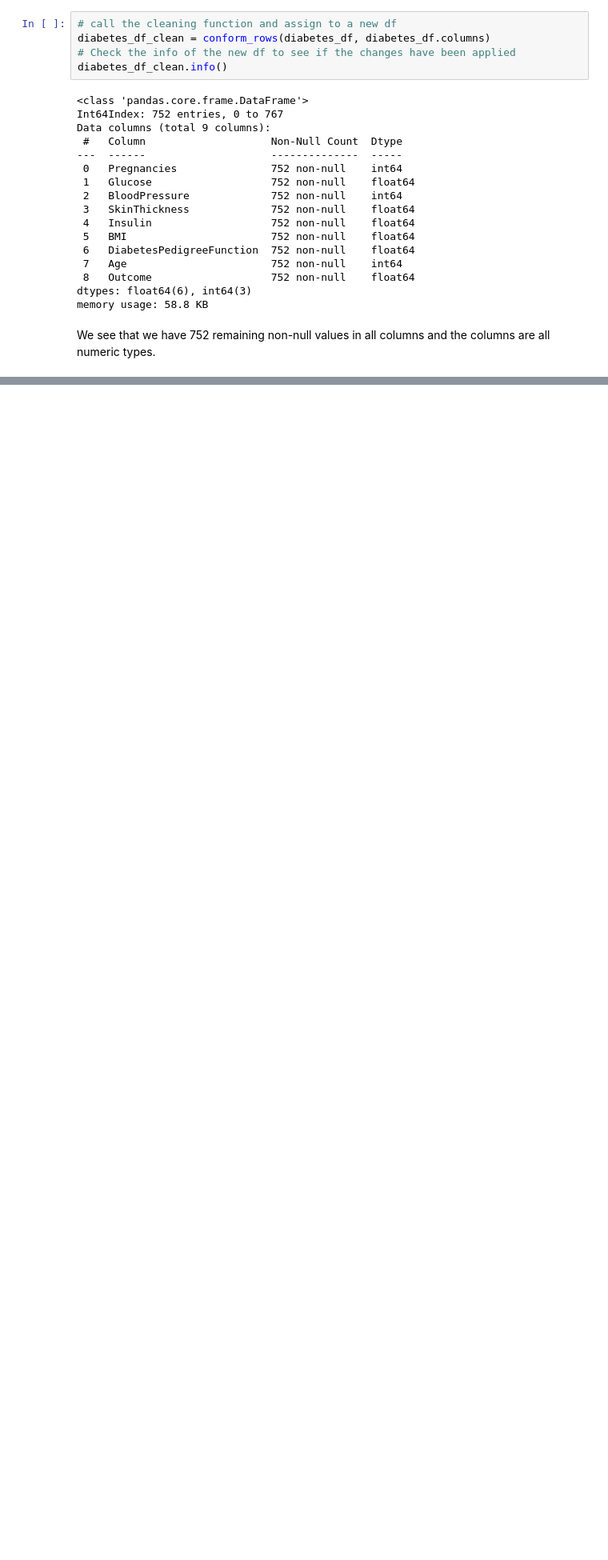
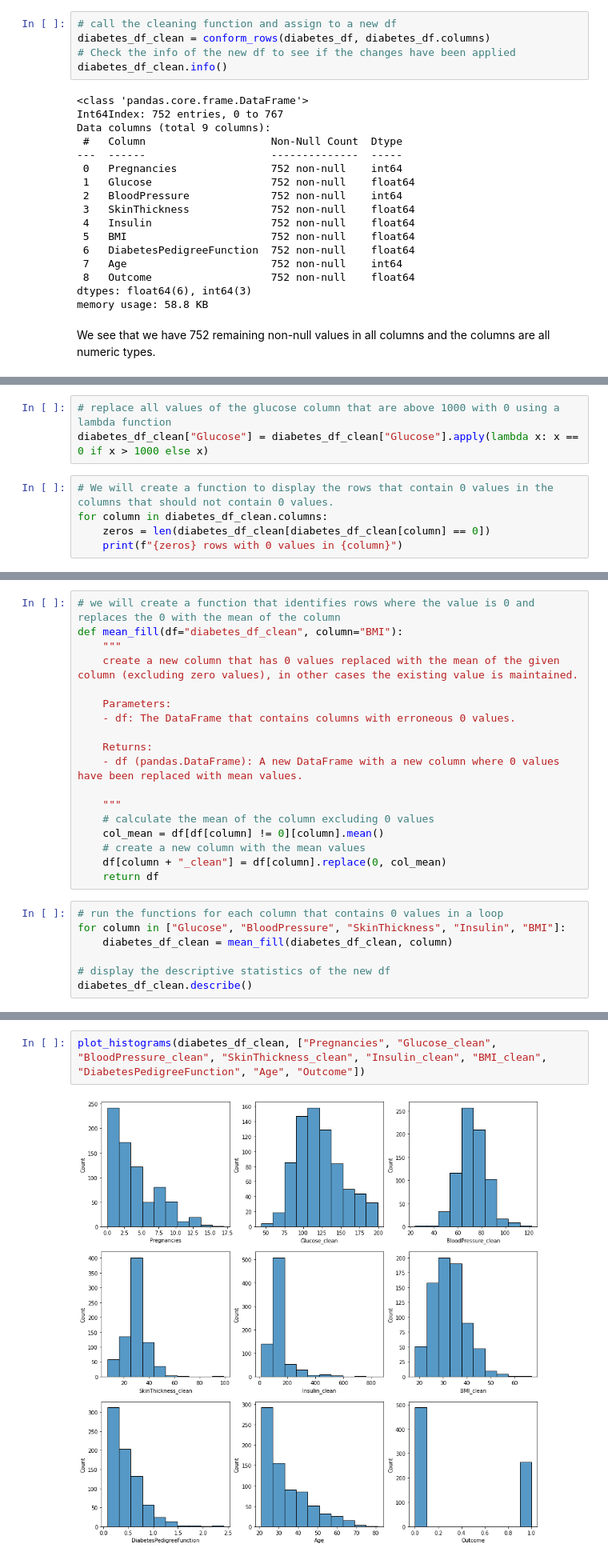
Before and after one commit to adriz-nf/diabetes_eda, a Jupyter notebook: diabetes_eda.ipynb, the cells around one changed output, grey strips where cells are left out. Shown at 80% size. Drawn from its saved outputs; the diff is of its cells as text; blank space fills up the shorter version.

```diff
--- a/diabetes_eda.ipynb
+++ b/diabetes_eda.ipynb
@@ -231,0 +288,8 @@ We see that we have 752 remaining non-null values in all columns and the columns
+# %%
+# replace all values of the glucose column that are above 1000 with 0 using a lambda function
+diabetes_df_clean["Glucose"] = diabetes_df_clean["Glucose"].apply(lambda x: x == 0 if x > 1000 else x)
+# %%
+# We will create a function to display the rows that contain 0 values in the columns that should not contain 0 values.
+for column in diabetes_df_clean.columns:
+    zeros = len(diabetes_df_clean[diabetes_df_clean[column] == 0])
+    print(f"{zeros} rows with 0 values in {column}")
@@ -231,0 +308,25 @@ We see that we have 752 remaining non-null values in all columns and the columns
+# %%
+# we will create a function that identifies rows where the value is 0 and replaces the 0 with the mean of the column
+def mean_fill(df="diabetes_df_clean", column="BMI"):
+    """
+    create a new column that has 0 values replaced with the mean of the given column (excluding zero values), in other cases the existing value is maintained.
+
+    Parameters:
+    - df: The DataFrame that contains columns with erroneous 0 values.
+
+    Returns:
+    - df (pandas.DataFrame): A new DataFrame with a new column where 0 values have been replaced with mean values.
+
+    """
+    # calculate the mean of the column excluding 0 values
+    col_mean = df[df[column] != 0][column].mean()
+    # create a new column with the mean values
+    df[column + "_clean"] = df[column].replace(0, col_mean)
+    return df
+# %%
+# run the functions for each column that contains 0 values in a loop
+for column in ["Glucose", "BloodPressure", "SkinThickness", "Insulin", "BMI"]:
+    diabetes_df_clean = mean_fill(diabetes_df_clean, column)
+
+# display the descriptive statistics of the new df
+diabetes_df_clean.describe()
@@ -231,0 +345,4 @@ We see that we have 752 remaining non-null values in all columns and the columns
+# %%
+plot_histograms(diabetes_df_clean, ["Pregnancies", "Glucose_clean", "BloodPressure_clean", "SkinThickness_clean", "Insulin_clean", "BMI_clean", "DiabetesPedigreeFunction", "Age", "Outcome"])
+# %% [output]
+[figure, added]
```
Also changed, not shown: parts of 22 cells of this notebook.
